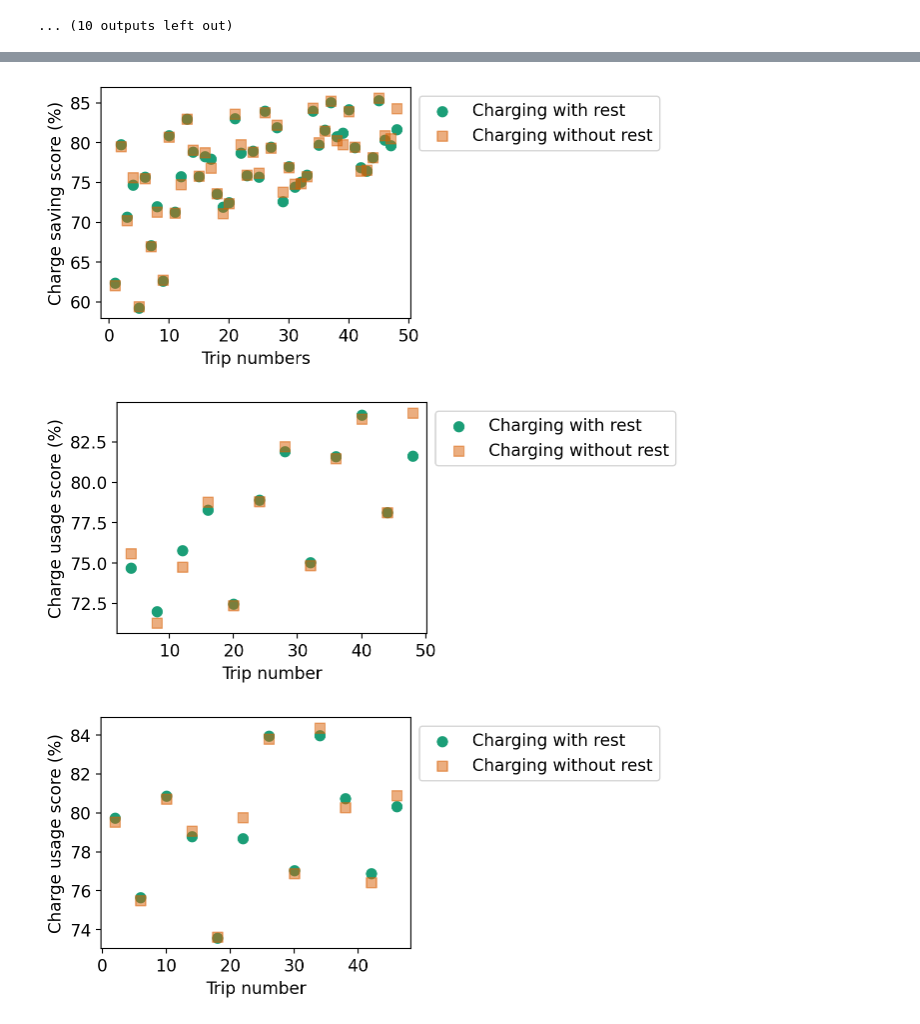
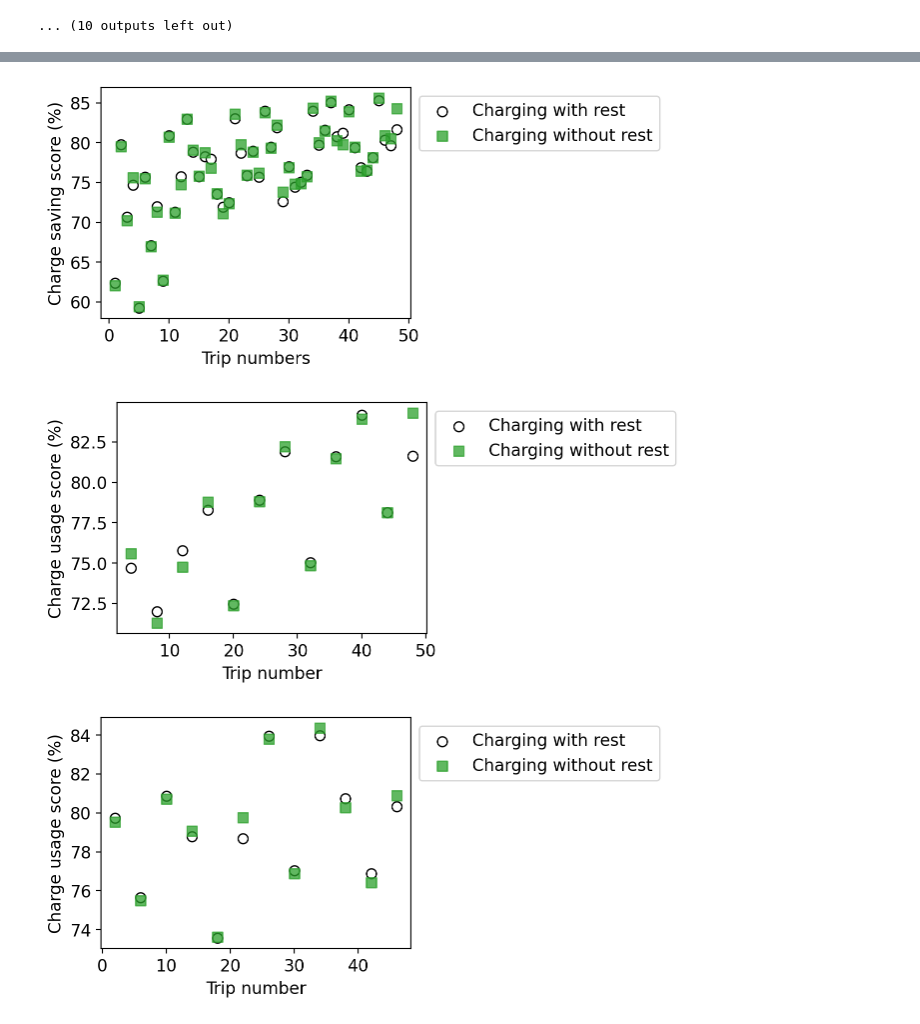
Before and after one commit to uwsunlab/EV-range-anxiety, a Jupyter notebook: misc/plot_gen_2.ipynb, the cells around one changed output, grey strips where cells are left out. Saved outputs shown, nothing was run; the diff lists cells and outputs as text; code cells hidden in the pictures.

```diff
--- a/misc/plot_gen_2.ipynb
+++ b/misc/plot_gen_2.ipynb
@@ -206,0 +172,38 @@ plt.show()
+# %%
+sns.reset_orig()
+plt.rcdefaults()
+plt.rcParams['font.size'] = 12
+fig, ax = plt.subplots(figsize=(4, 3))
+
+
+classifications = ['asser_Up', 'def_Up', 'asser_Down', 'def_Down', 'asser_Flat', 'def_Flat']
+methods = [1, 2]
+soc_drop_values = {}
+
+for method in methods:
+    for classification in classifications:
+        indices = data1.index[(data1['Method'] == method) & (data1['Classification'] == classification)].tolist()
+        if indices:
+            key = f'Method_{method}_{classification.split("_")[0]}'
+            soc_drop_values[key] = info_data_2.loc[indices, 'Relative_SOC_drop'].values
+
+box_plot_data = pd.DataFrame({k: pd.Series(v) for k, v in soc_drop_values.items()})
+
+positions = [1, 2, 4, 5]
+widths = [0.6, 0.6, 0.6, 0.6]
+colors = ['C1', 'C0', 'C1', 'C0']
+box = ax.boxplot(box_plot_data, positions=positions, widths=widths, patch_artist=True)
+
+for patch, color in zip(box['boxes'], colors):
+    patch.set_facecolor(color)
+
+for median in box['medians']:
+    median.set_color('k')
+
+ax.set_ylabel('Charge Usage Score (%)')
+ax.set_xlim(0, 6)
+ax.set_xticks([1.5, 4.5])  # Center positions for Method 1 and Method 2
+ax.set_xticklabels(['Method 1', 'Method 2'])
+ax.tick_params(axis='x')
+plt.tight_layout()
+plt.show()
@@ -207,31 +212,31 @@ plt.show()
 # %%
 sns.reset_orig()
 plt.rcdefaults()
 plt.rcParams['font.size'] = 12
 fig, ax = plt.subplots(figsize=(4, 3))
-colors = sns.color_palette("Dark2", 2)
+
+colors = ['white', 'C2']
 
 y_val= info_data_2['Relative_SOC_drop']
 x_val = info_data_2['Mini Trip']
 
 
 scatter1 = plt.scatter(x_val[x_val < 49], y_val[x_val < 49],
-                       color=colors[0], label='Charging with rest', s = 50)
+                       color=colors[0], label='Charging with rest', s = 50, edgecolors='k')
 scatter2 = plt.scatter(x_val[x_val > 48] - 48, y_val[x_val > 48],
-                       color=colors[1], label='Charging without rest', marker='s', s = 50, alpha=0.5)
+                       color=colors[1], label='Charging without rest', marker='s', s = 50, alpha=0.75)
 
 plt.xlabel('Trip numbers')
 plt.ylabel('Charge saving score (%)')
 plt.legend(handles=[scatter1, scatter2], loc='upper left',  bbox_to_anchor=(1,1))
 plt.show()
 # %% [output]
-[figure, old version]
+[figure, new version]
 # %%
 sns.reset_orig()
 plt.rcdefaults()
 plt.rcParams['font.size'] = 12
 fig, ax = plt.subplots(figsize=(4, 3))
-colors = sns.color_palette("Dark2", 2)
 
 y_val = info_data_2['Relative_SOC_drop']
 x_val = info_data_2['Mini Trip']
@@ -240,11 +245,11 @@ dr = data1['Driver']
 filtered = dr % 4 == 0
 scatter1 = plt.scatter(x_val[(x_val < 49) & filtered],
                        y_val[(x_val < 49) & filtered],
-                       color=colors[0], label='Charging with rest', s = 50)
+                       color=colors[0], label='Charging with rest', s = 50,  edgecolors='k')
 
 scatter2 = plt.scatter(x_val[(x_val > 48) & filtered] - 48,
                        y_val[(x_val > 48) & filtered],
-                       color=colors[1], label='Charging without rest', marker='s', s = 50, alpha=0.5)
+                       color=colors[1], label='Charging without rest', marker='s', s = 50, alpha=0.75)
 
 plt.xlabel('Trip number')
 plt.ylabel('Charge usage score (%)')
@@ -252,13 +257,12 @@ plt.ylabel('Charge usage score (%)')
 plt.legend(handles=[scatter1, scatter2], loc='upper left',  bbox_to_anchor=(1,1))
 plt.show()
 # %% [output]
-[figure, old version]
+[figure, new version]
 # %%
 sns.reset_orig()
 plt.rcdefaults()
 plt.rcParams['font.size'] = 12
 fig, ax = plt.subplots(figsize=(4, 3))
-colors = sns.color_palette("Dark2", 2)
 
 y_val= info_data_2['Relative_SOC_drop']
 x_val = info_data_2['Mini Trip']
@@ -266,11 +270,11 @@ dr= data1['Driver']
 filtered = (dr % 2 == 0) & (dr % 4 != 0)
 scatter1 = plt.scatter(x_val[(x_val < 49) & filtered],
                        y_val[(x_val < 49) & filtered],
-                       color=colors[0], label='Charging with rest', s = 50)
+                       color=colors[0], label='Charging with rest', s = 50,  edgecolors='k')
 
 scatter2 = plt.scatter(x_val[(x_val > 48) & filtered] - 48,
                        y_val[(x_val > 48) & filtered],
-                        color=colors[1], label='Charging without rest', marker='s', s = 50, alpha=0.5)
+                        color=colors[1], label='Charging without rest', marker='s', s = 50, alpha=0.75)
 
 plt.xlabel('Trip number')
 plt.ylabel('Charge usage score (%)')
@@ -278,7 +282,7 @@ plt.ylabel('Charge usage score (%)')
 plt.legend(handles=[scatter1, scatter2],  loc='upper left',  bbox_to_anchor=(1,1))
 plt.show()
 # %% [output]
-[figure, old version]
+[figure, new version]
 # %%
 sns.reset_orig()
 plt.rcdefaults()
```
Also changed, not shown: parts of 7 cells of this notebook, 28 other files.
